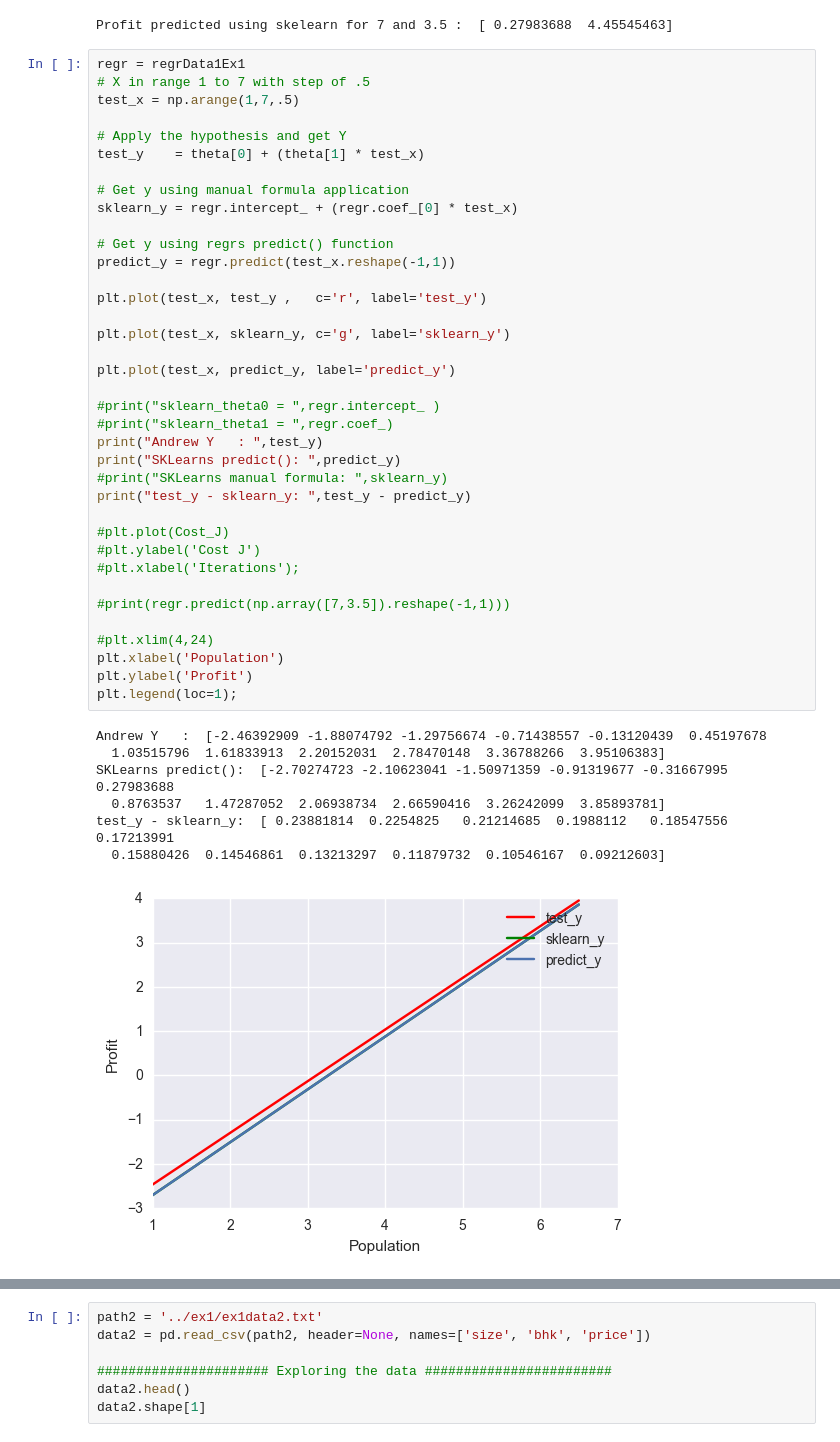
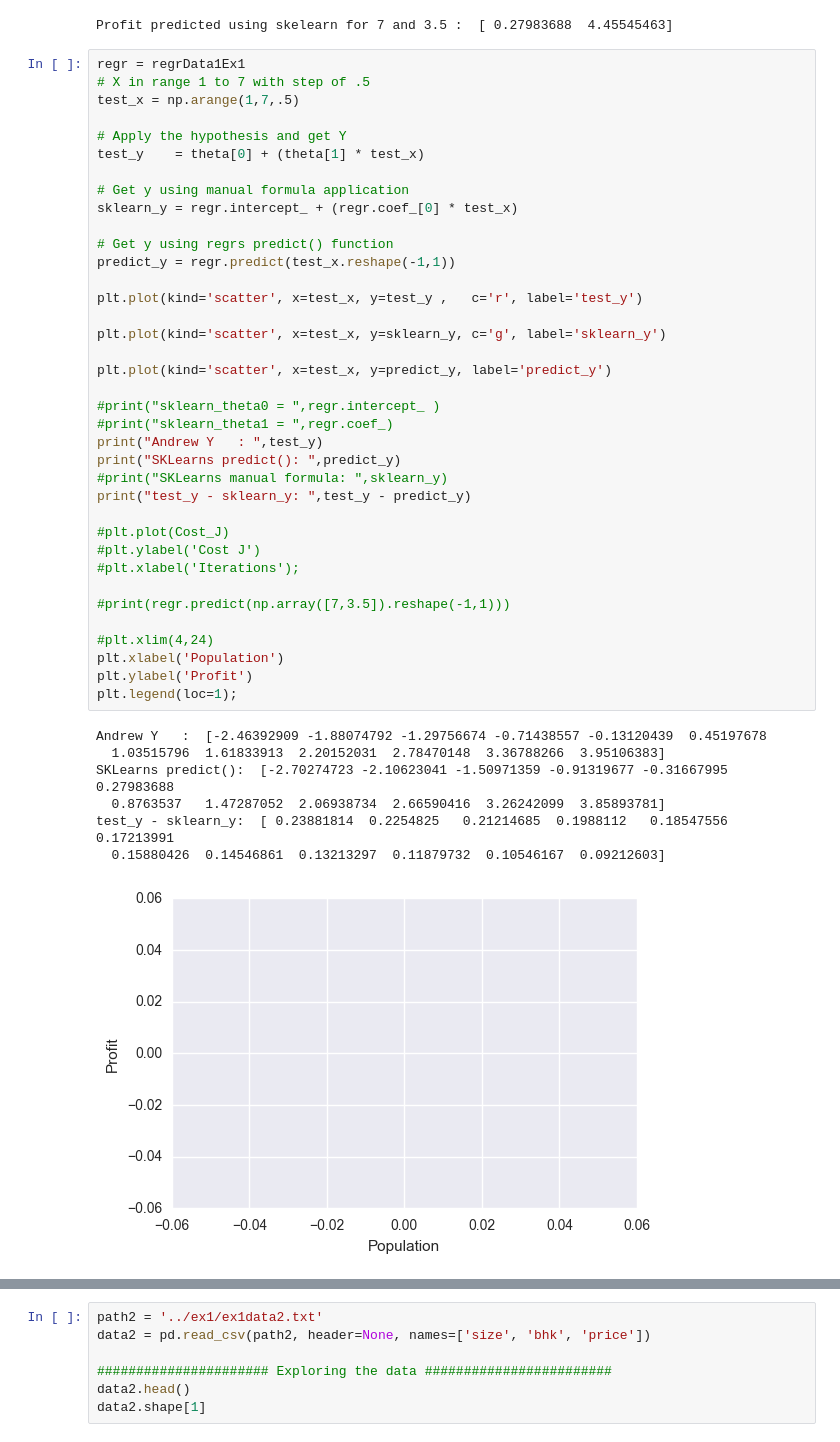
Before and after one commit to gautamborad/ml-python, a Jupyter notebook: Linear_regression.ipynb, the cells around one changed output, grey strips where cells are left out. Cells and saved outputs as stored; diff of their text form.

```diff
--- a/Linear_regression.ipynb
+++ b/Linear_regression.ipynb
@@ -158,37 +163,37 @@ sklearn_y = regr.intercept_ + (regr.coef_[0] * test_x)
 # Get y using regrs predict() function
 predict_y = regr.predict(test_x.reshape(-1,1))
 
-plt.plot(test_x, test_y ,   c='r', label='test_y')
+plt.plot(kind='scatter', x=test_x, y=test_y ,   c='r', label='test_y')
 
-plt.plot(test_x, sklearn_y, c='g', label='sklearn_y')
+plt.plot(kind='scatter', x=test_x, y=sklearn_y, c='g', label='sklearn_y')
 
-plt.plot(test_x, predict_y, label='predict_y')
+plt.plot(kind='scatter', x=test_x, y=predict_y, label='predict_y')
 
 #print("sklearn_theta0 = ",regr.intercept_ )
 #print("sklearn_theta1 = ",regr.coef_)
 print("Andrew Y   : ",test_y)
 print("SKLearns predict(): ",predict_y)
 #print("SKLearns manual formula: ",sklearn_y)
 print("test_y - sklearn_y: ",test_y - predict_y)
 
 #plt.plot(Cost_J)
 #plt.ylabel('Cost J')
 #plt.xlabel('Iterations');
 
 #print(regr.predict(np.array([7,3.5]).reshape(-1,1)))
 
 #plt.xlim(4,24)
 plt.xlabel('Population')
 plt.ylabel('Profit')
 plt.legend(loc=1);
 # %% [output]
 Andrew Y   :  [-2.46392909 -1.88074792 -1.29756674 -0.71438557 -0.13120439  0.45197678
   1.03515796  1.61833913  2.20152031  2.78470148  3.36788266  3.95106383]
 SKLearns predict():  [-2.70274723 -2.10623041 -1.50971359 -0.91319677 -0.31667995  0.27983688
   0.8763537   1.47287052  2.06938734  2.66590416  3.26242099  3.85893781]
 test_y - sklearn_y:  [ 0.23881814  0.2254825   0.21214685  0.1988112   0.18547556  0.17213991
   0.15880426  0.14546861  0.13213297  0.11879732  0.10546167  0.09212603]
-[figure, old version]
+[figure, new version]
 # %% [markdown]
 ## Multivariate Linear Regression
 
```
Also changed, not shown: parts of 2 cells of this notebook, 1 other file.
